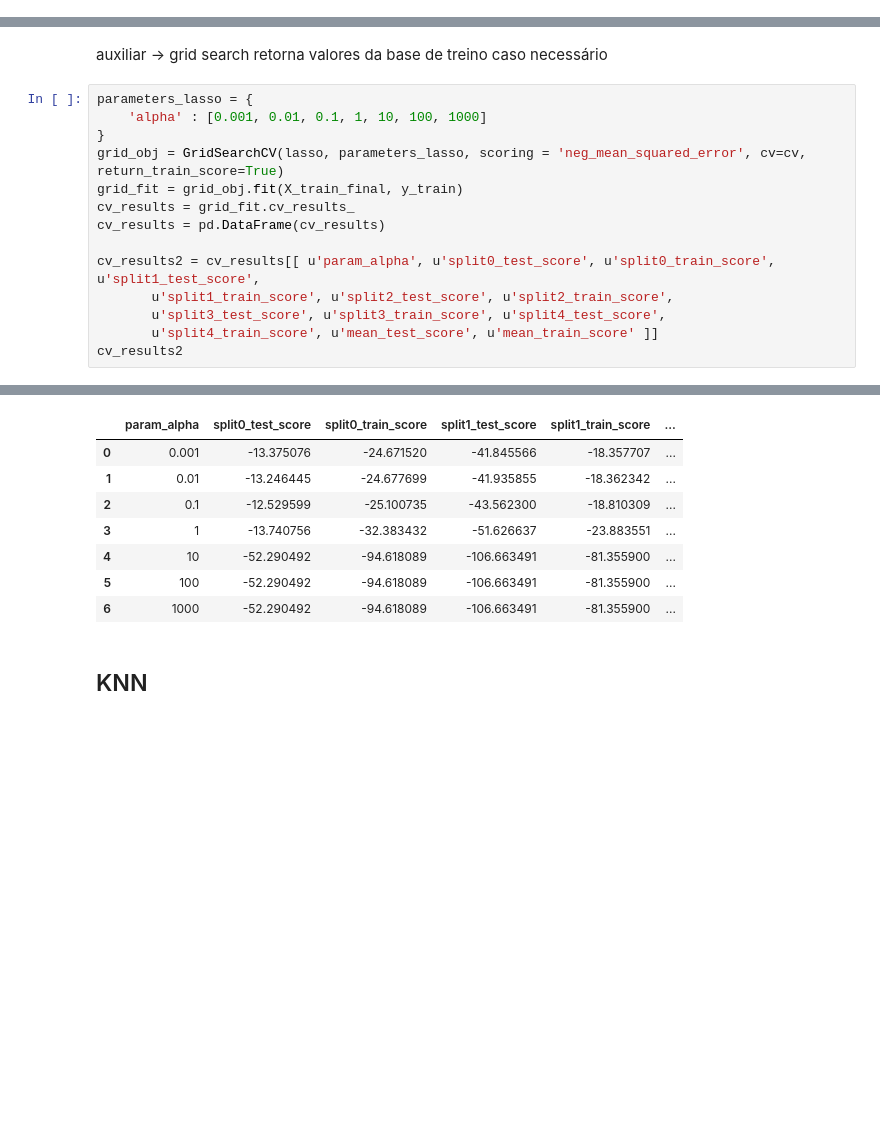
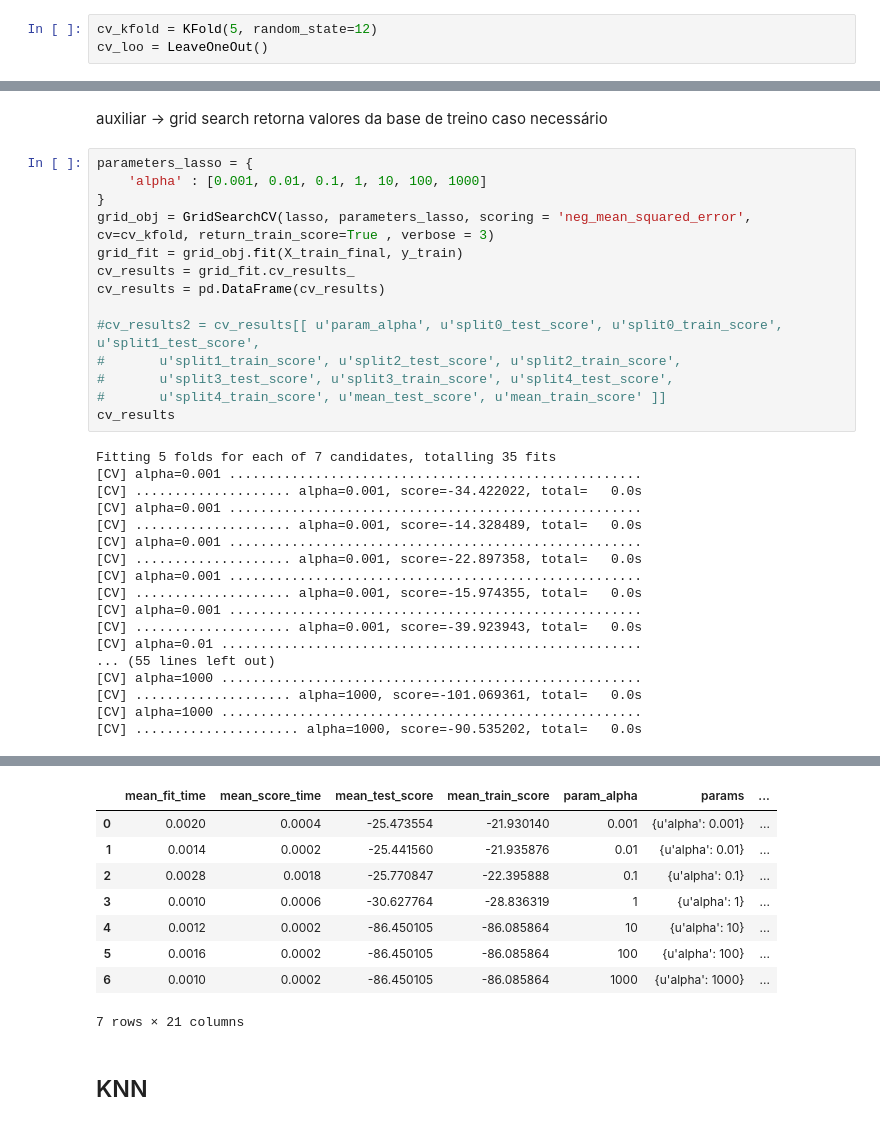
Before and after one commit to mopdc/python-codes, a Jupyter notebook: applied algorithms/regression examples/Regression Analysis in Boston dataset-v2.ipynb, the cells around one changed output, grey strips where cells are left out. Saved outputs shown, nothing was run; the diff lists cells and outputs as text; blank space fills up the shorter version.

```diff
--- a/applied algorithms/regression examples/Regression Analysis in Boston dataset-v2.ipynb
+++ b/applied algorithms/regression examples/Regression Analysis in Boston dataset-v2.ipynb
@@ -318,5 +318,8 @@ A função exporta: treino e teste  com mae, mse, r2
 ## Regressão Linear
 # %% [markdown]
 ###  CV
+# %%
+cv_kfold = KFold(5, random_state=12)
+cv_loo = LeaveOneOut()
 # %%
 lm = LinearRegression(fit_intercept=True, normalize=False, copy_X=True, n_jobs=1)
@@ -394,14 +407,31 @@ auxiliar -> grid search retorna valores da base de treino caso necessário
 parameters_lasso = {
     'alpha' : [0.001, 0.01, 0.1, 1, 10, 100, 1000]
 }
-grid_obj = GridSearchCV(lasso, parameters_lasso, scoring = 'neg_mean_squared_error', cv=cv, return_train_score=True)
+grid_obj = GridSearchCV(lasso, parameters_lasso, scoring = 'neg_mean_squared_error', cv=cv_kfold, return_train_score=True , verbose = 3)
 grid_fit = grid_obj.fit(X_train_final, y_train)
 cv_results = grid_fit.cv_results_
 cv_results = pd.DataFrame(cv_results)
 
-cv_results2 = cv_results[[ u'param_alpha', u'split0_test_score', u'split0_train_score', u'split1_test_score',
-       u'split1_train_score', u'split2_test_score', u'split2_train_score',
-       u'split3_test_score', u'split3_train_score', u'split4_test_score',
-       u'split4_train_score', u'mean_test_score', u'mean_train_score' ]]
-cv_results2
+#cv_results2 = cv_results[[ u'param_alpha', u'split0_test_score', u'split0_train_score', u'split1_test_score',
+#       u'split1_train_score', u'split2_test_score', u'split2_train_score',
+#       u'split3_test_score', u'split3_train_score', u'split4_test_score',
+#       u'split4_train_score', u'mean_test_score', u'mean_train_score' ]]
+cv_results
 # %% [output]
+Fitting 5 folds for each of 7 candidates, totalling 35 fits
+[CV] alpha=0.001 .....................................................
+[CV] .................... alpha=0.001, score=-34.422022, total=   0.0s
+[CV] alpha=0.001 .....................................................
+[CV] .................... alpha=0.001, score=-14.328489, total=   0.0s
+[CV] alpha=0.001 .....................................................
+[CV] .................... alpha=0.001, score=-22.897358, total=   0.0s
+[CV] alpha=0.001 .....................................................
+[CV] .................... alpha=0.001, score=-15.974355, total=   0.0s
+[CV] alpha=0.001 .....................................................
+[CV] .................... alpha=0.001, score=-39.923943, total=   0.0s
+[CV] alpha=0.01 ......................................................
+... (55 lines left out)
+[CV] alpha=1000 ......................................................
+[CV] .................... alpha=1000, score=-101.069361, total=   0.0s
+[CV] alpha=1000 ......................................................
+[CV] ..................... alpha=1000, score=-90.535202, total=   0.0s
@@ -408,11 +441,12 @@ cv_results2
-|  | param_alpha | split0_test_score | split0_train_score | split1_test_score | split1_train_score | ... |
-| 0 | 0.001 | -13.375076 | -24.671520 | -41.845566 | -18.357707 | ... |
-| 1 | 0.01 | -13.246445 | -24.677699 | -41.935855 | -18.362342 | ... |
-| 2 | 0.1 | -12.529599 | -25.100735 | -43.562300 | -18.810309 | ... |
-| 3 | 1 | -13.740756 | -32.383432 | -51.626637 | -23.883551 | ... |
-| 4 | 10 | -52.290492 | -94.618089 | -106.663491 | -81.355900 | ... |
-| 5 | 100 | -52.290492 | -94.618089 | -106.663491 | -81.355900 | ... |
-| 6 | 1000 | -52.290492 | -94.618089 | -106.663491 | -81.355900 | ... |
+|  | mean_fit_time | mean_score_time | mean_test_score | mean_train_score | param_alpha | params | ... |
+| 0 | 0.0020 | 0.0004 | -25.473554 | -21.930140 | 0.001 | {u'alpha': 0.001} | ... |
+| 1 | 0.0014 | 0.0002 | -25.441560 | -21.935876 | 0.01 | {u'alpha': 0.01} | ... |
+| 2 | 0.0028 | 0.0018 | -25.770847 | -22.395888 | 0.1 | {u'alpha': 0.1} | ... |
+| 3 | 0.0010 | 0.0006 | -30.627764 | -28.836319 | 1 | {u'alpha': 1} | ... |
+| 4 | 0.0012 | 0.0002 | -86.450105 | -86.085864 | 10 | {u'alpha': 10} | ... |
+| 5 | 0.0016 | 0.0002 | -86.450105 | -86.085864 | 100 | {u'alpha': 100} | ... |
+| 6 | 0.0010 | 0.0002 | -86.450105 | -86.085864 | 1000 | {u'alpha': 1000} | ... |
+7 rows × 21 columns
 # %% [markdown]
 ## KNN
 # %%
```
Also changed, not shown: parts of 12 cells of this notebook.
